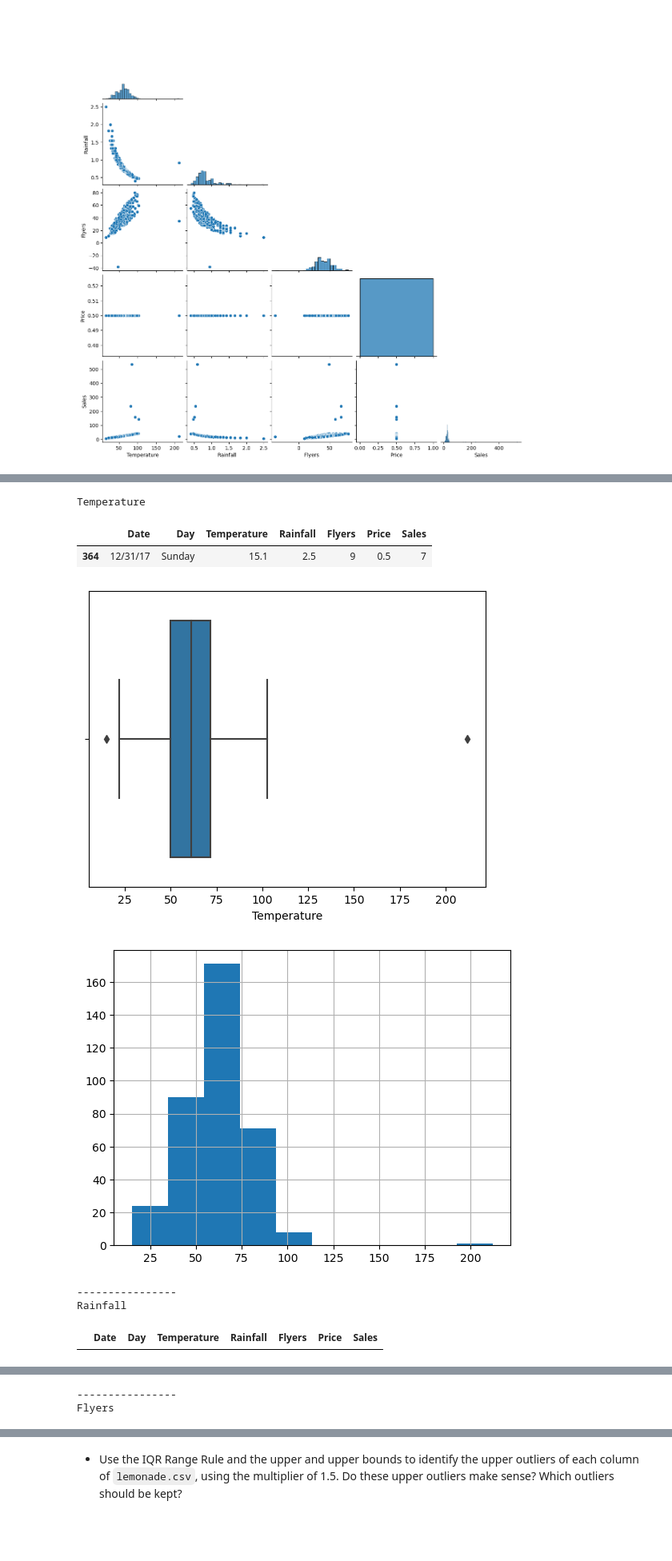
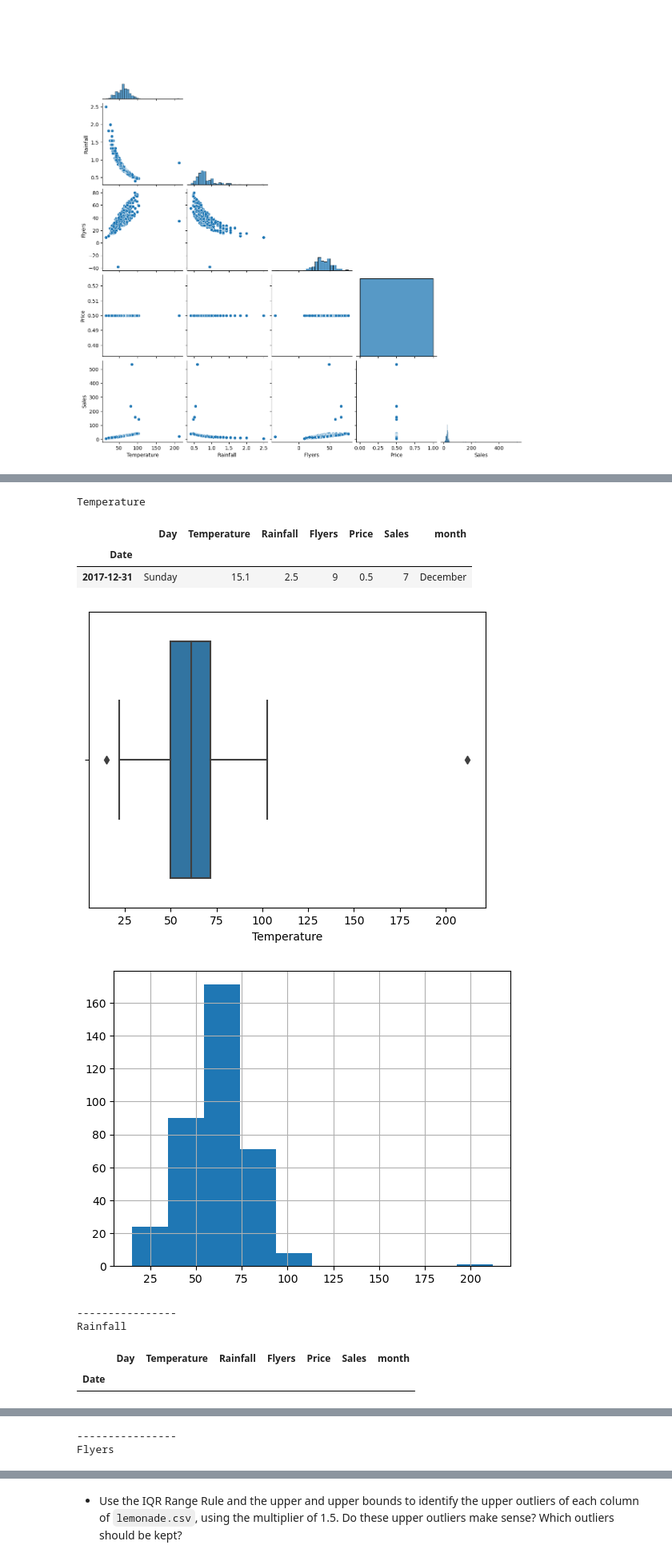
Before and after one commit to mannievilla/anomaly-detection-exercises, a Jupyter notebook: continuous_probabilistic_methods.ipynb, the cells around one changed output, grey strips where cells are left out. Shown at 80% size. Saved outputs shown, nothing was run; the diff lists cells and outputs as text; code cells hidden in the pictures; blank space fills up the shorter version.

```diff
--- a/continuous_probabilistic_methods.ipynb
+++ b/continuous_probabilistic_methods.ipynb
@@ -28,3 +28,9 @@ df.head()
 | 2 | 1/3/17 | Tuesday | 34.5 | 1.33 | 27 | 0.5 | 15 |
 | 3 | 1/4/17 | Wednesday | 44.1 | 1.05 | 28 | 0.5 | 17 |
 | 4 | 1/5/17 | Thursday | 42.4 | 1.00 | 33 | 0.5 | 18 |
+# %%
+df.Date = df.Date.astype('datetime64')
+# %%
+df = df.set_index("Date")
+# %%
+df['month'] = df.index.month_name()
@@ -82,46 +100,48 @@ sns.pairplot(df, corner=True)
 # %%
 # to get the upper and lower
-for col in df.drop(columns=['Date', 'Day']).columns:
+for col in df.drop(columns=['Day', 'month']).columns:
     # creating list for appending
     col_name = []
     col_from_df = []
 
     # start with an inner fence calculation
     multiplier = 1.5
 
     # calculate our q1 and q3
     # showing the number of rows from the range
     q1 = df[col].quantile(0.25)
     q3 = df[col].quantile(0.75)
     iqr = q3 - q1
 
     # creating inner lower and upper fence
     inner_lower_fence = q1 - (multiplier * iqr)
     # inner_upper_fence = q3 + (multiplier * iqr)
 
     # creating the df with the result in upper and lower bound
     col_df = df[(df[col] < inner_lower_fence)]
 
     # appending results
     # print(f'IQR is: {iqr}')
     col_name.append(col)
     print(col)
     col_from_df.append(col_df)
     display(col_df)
     sns.boxplot(data=df, x=col, whis=1.5)
     plt.show()
     df[col].hist()
     plt.show()
     print('----------------')
 # %% [output]
 Temperature
-|  | Date | Day | Temperature | Rainfall | Flyers | Price | Sales |
-| 364 | 12/31/17 | Sunday | 15.1 | 2.5 | 9 | 0.5 | 7 |
+|  | Day | Temperature | Rainfall | Flyers | Price | Sales | month |
+| Date |  |  |  |  |  |  |  |
+| 2017-12-31 | Sunday | 15.1 | 2.5 | 9 | 0.5 | 7 | December |
 [figure]
 [figure]
 ----------------
 Rainfall
-|  | Date | Day | Temperature | Rainfall | Flyers | Price | Sales |
+|  | Day | Temperature | Rainfall | Flyers | Price | Sales | month |
+| Date |  |  |  |  |  |  |  |
 [figure]
 [figure]
 ----------------
```
Also changed, not shown: parts of 12 cells of this notebook, 3 other files.
